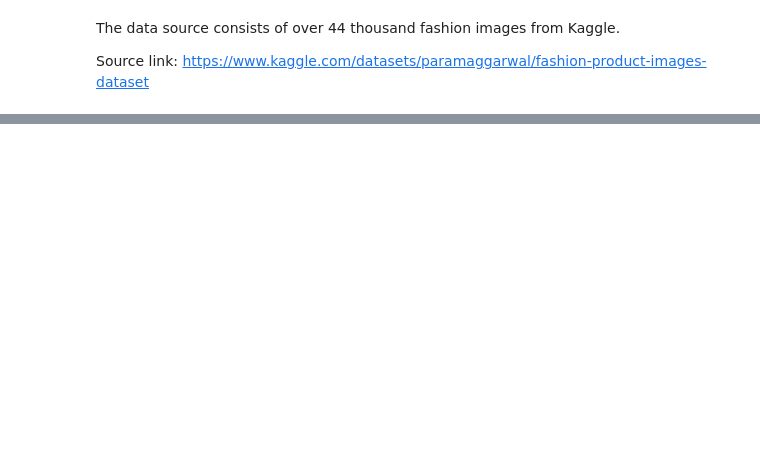
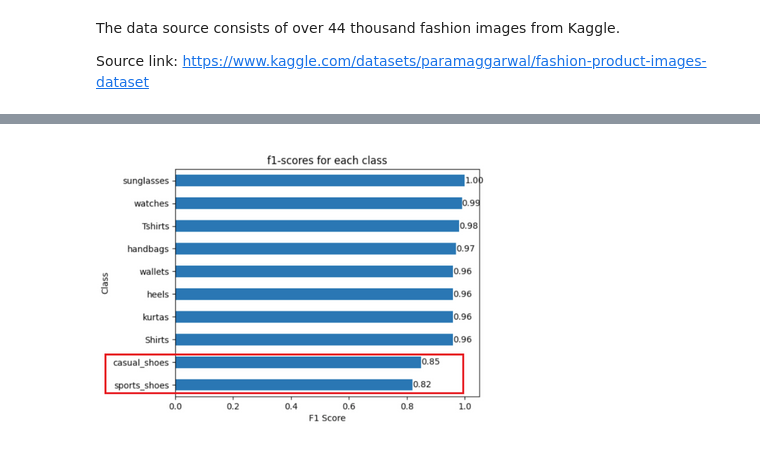
Before and after one commit to thao-phan23/Proposal_for_image_search_feature_for_NITA_fashion_ecommerce_company, a Jupyter notebook: 7. Phase_5_Project_Model_Evaluation.ipynb, the cells around one changed output, grey strips where cells are left out. Drawn from its saved outputs; the diff is of its cells as text; code cells hidden in the pictures; blank space fills up the shorter version.

```diff
--- a/7. Phase_5_Project_Model_Evaluation.ipynb
+++ b/7. Phase_5_Project_Model_Evaluation.ipynb
@@ -75,0 +38,4 @@ best_classification_model_f1score_table
+# %%
+Image(filename='Best_classification_model_f1score.png')
+# %% [output]
+[figure, added]
```
Also changed, not shown: parts of 25 cells of this notebook, 8 other files.
